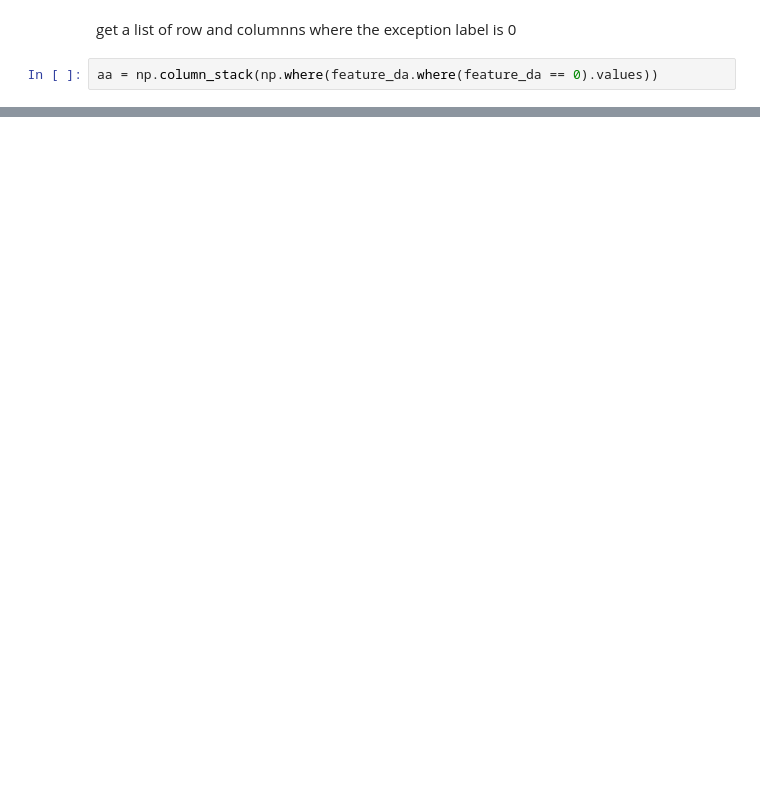
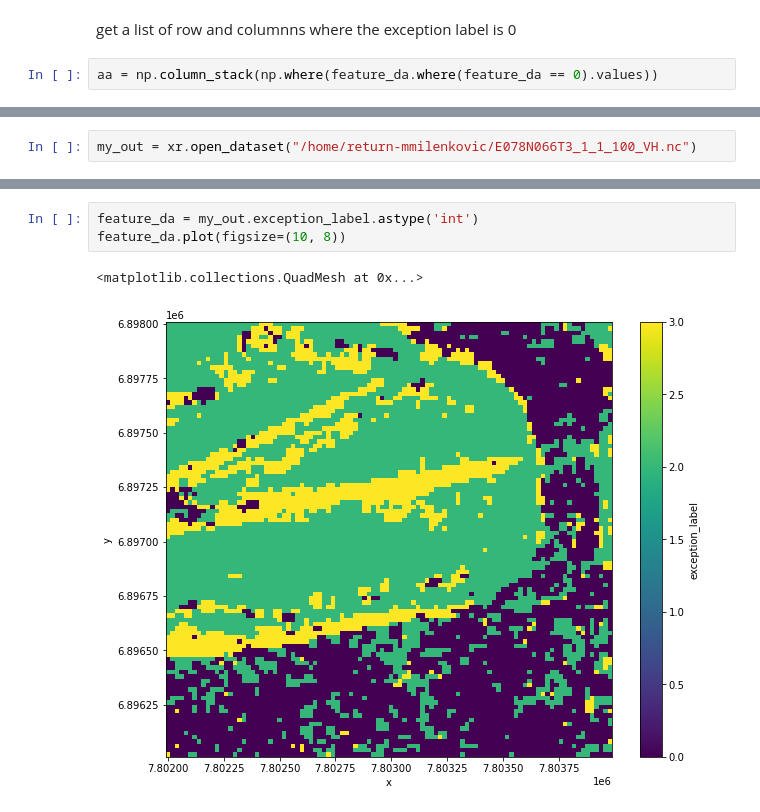
Before and after one commit to c-scale-community/use-case-return, a Jupyter notebook: process_Equi7tile.ipynb, the cells around one changed output, grey strips where cells are left out. Drawn from its saved outputs; the diff is of its cells as text; blank space fills up the shorter version.

```diff
--- a/process_Equi7tile.ipynb
+++ b/process_Equi7tile.ipynb
@@ -247,0 +253,2 @@ array([120, 135])
+# %%
+my_out = xr.open_dataset("/home/return-mmilenkovic/E078N066T3_1_1_100_VH.nc")
@@ -247,0 +277,6 @@ array([120, 135])
+# %%
+feature_da = my_out.exception_label.astype('int')
+feature_da.plot(figsize=(10, 8))
+# %% [output]
+<matplotlib.collections.QuadMesh at 0x...>
+[figure, added]
```
Also changed, not shown: parts of 25 cells of this notebook, 2 other files.
